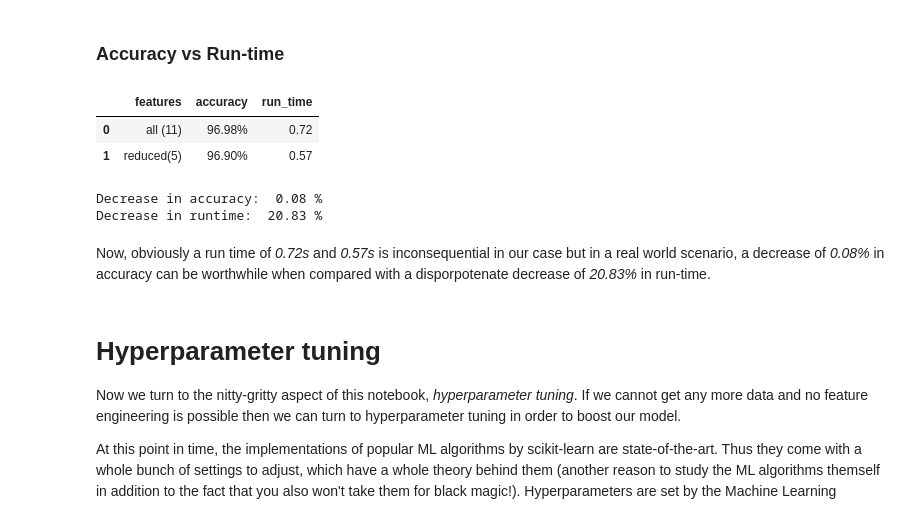
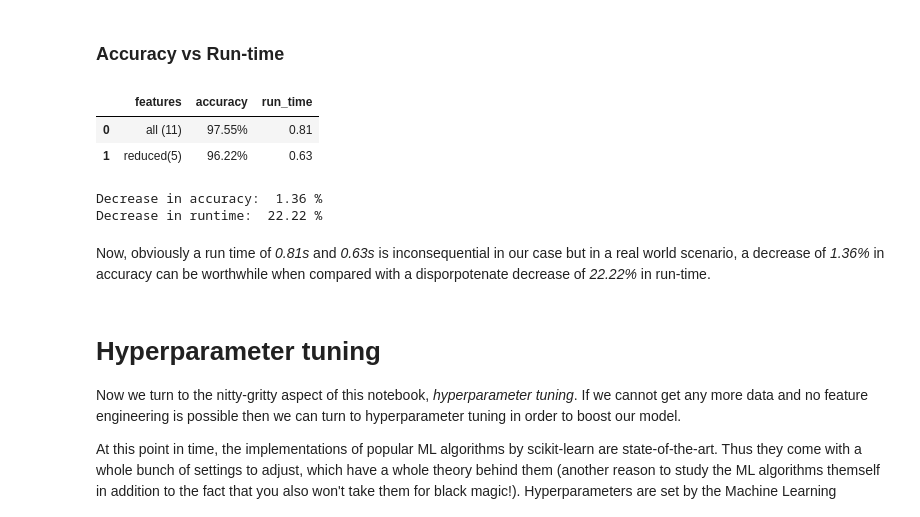
Before and after one commit to rlleshi/MachineLearning, a Jupyter notebook: Wine Quality Predictor/Adjusting the Model.ipynb, the cells around one changed output. Cells and saved outputs as stored; diff of their text form; code cells hidden in the pictures.

Commit message:
improve model accuracy

```diff
--- a/Wine Quality Predictor/Adjusting the Model.ipynb
+++ b/Wine Quality Predictor/Adjusting the Model.ipynb
@@ -169,22 +169,22 @@ Best features run-time: 0.58
 # %%
 comparison = pd.DataFrame({
     'features': ['all (11)', 'reduced(5)'],
-    'accuracy': ['96.98%', '96.90%'],
-    'run_time': ['0.72', '0.57']
+    'accuracy': ['97.55%', '96.22%'],
+    'run_time': ['0.81', '0.63']
 })
 comparison
 # %% [output]
 |  | features | accuracy | run_time |
-| 0 | all (11) | 96.98% | 0.72 |
-| 1 | reduced(5) | 96.90% | 0.57 |
+| 0 | all (11) | 97.55% | 0.81 |
+| 1 | reduced(5) | 96.22% | 0.63 |
 # %%
-print("Decrease in accuracy: ", round(100*(1- 96.9/96.98), 2), "%")
-print("Decrease in runtime: ", round(100*(1- 0.57/0.72),2), "%")
+print("Decrease in accuracy: ", round(100*(1- 96.22/97.55), 2), "%")
+print("Decrease in runtime: ", round(100*(1- 0.63/0.81),2), "%")
 # %% [output]
-Decrease in accuracy:  0.08 %
-Decrease in runtime:  20.83 %
+Decrease in accuracy:  1.36 %
+Decrease in runtime:  22.22 %
 # %% [markdown]
-Now, obviously a run time of *0.72s* and *0.57s* is inconsequential in our case but in a real world scenario, a decrease of *0.08%* in accuracy can be worthwhile when compared with a disporpotenate decrease of *20.83%* in run-time.
+Now, obviously a run time of *0.81s* and *0.63s* is inconsequential in our case but in a real world scenario, a decrease of *1.36%* in accuracy can be worthwhile when compared with a disporpotenate decrease of *22.22%* in run-time.
 # %% [markdown]
 # Hyperparameter tuning
 
```
Also changed, not shown: parts of 13 cells of this notebook, 5 other files.
